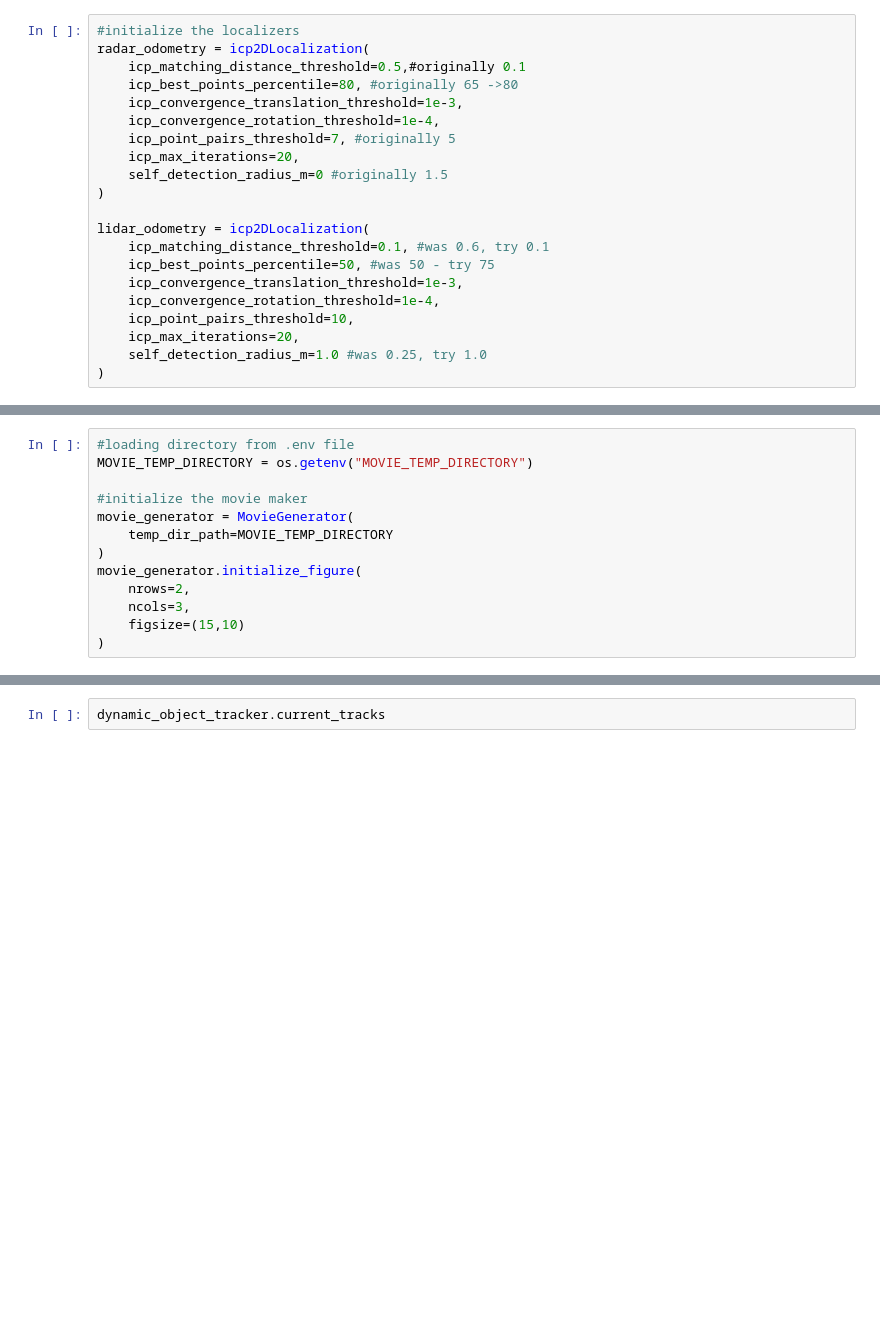
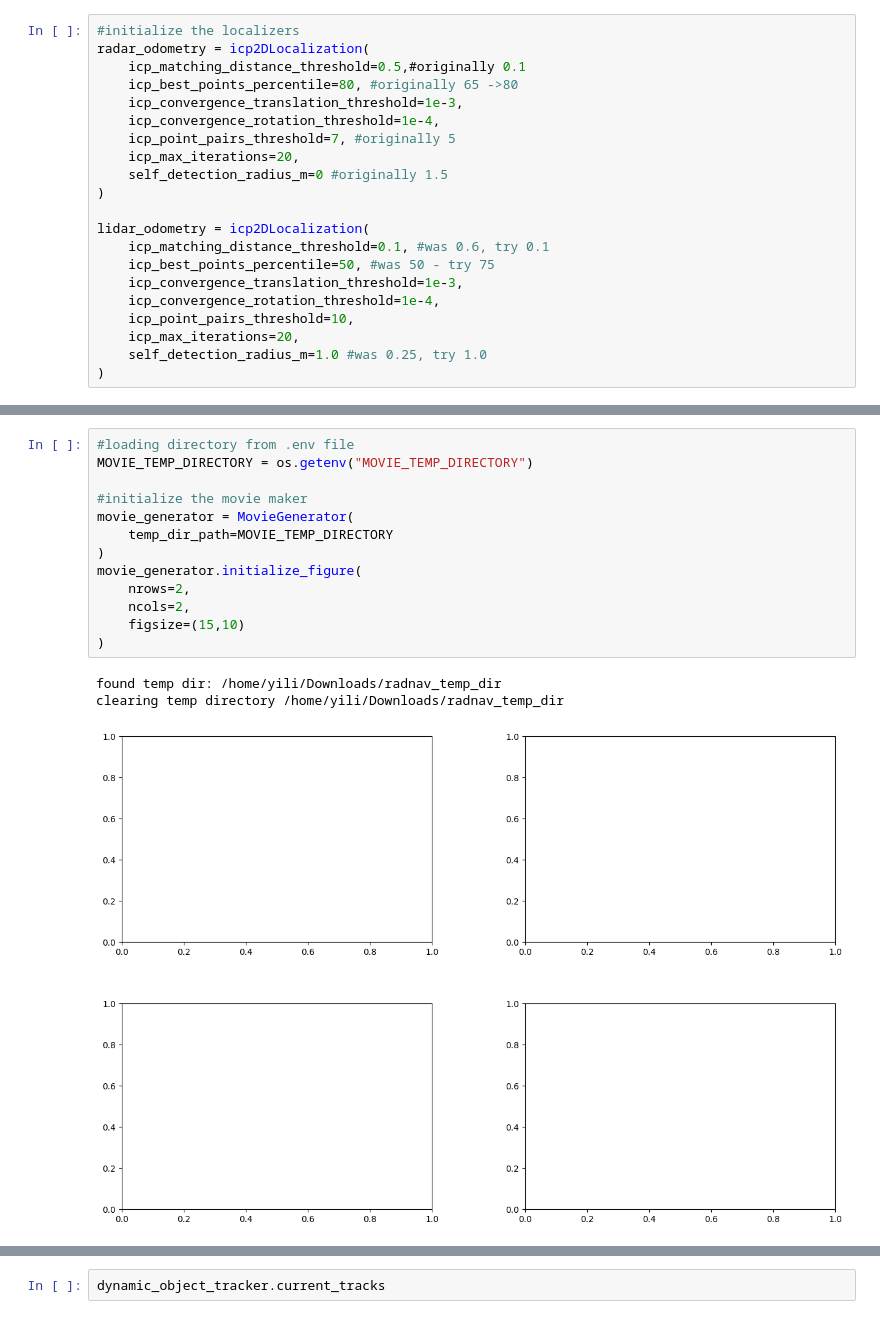
Before and after one commit to davidmhunt/odometry, a Jupyter notebook: notebooks/eval_dynamic_tracking_radnav_stacked_pc_tracking_tb.ipynb, the cells around one changed output, grey strips where cells are left out. Saved outputs shown, nothing was run; the diff lists cells and outputs as text; blank space fills up the shorter version.

```diff
--- a/notebooks/eval_dynamic_tracking_radnav_stacked_pc_tracking_tb.ipynb
+++ b/notebooks/eval_dynamic_tracking_radnav_stacked_pc_tracking_tb.ipynb
@@ -129,16 +156,20 @@ test_bench.init_filter(
 # %%
 #loading directory from .env file
 MOVIE_TEMP_DIRECTORY = os.getenv("MOVIE_TEMP_DIRECTORY")
 
 #initialize the movie maker
 movie_generator = MovieGenerator(
     temp_dir_path=MOVIE_TEMP_DIRECTORY
 )
 movie_generator.initialize_figure(
     nrows=2,
-    ncols=3,
+    ncols=2,
     figsize=(15,10)
 )
+# %% [output]
+found temp dir: /home/yili/Downloads/radnav_temp_dir
+clearing temp directory /home/yili/Downloads/radnav_temp_dir
+[figure, added]
 # %%
 
 
```
Also changed, not shown: parts of 11 cells of this notebook.
